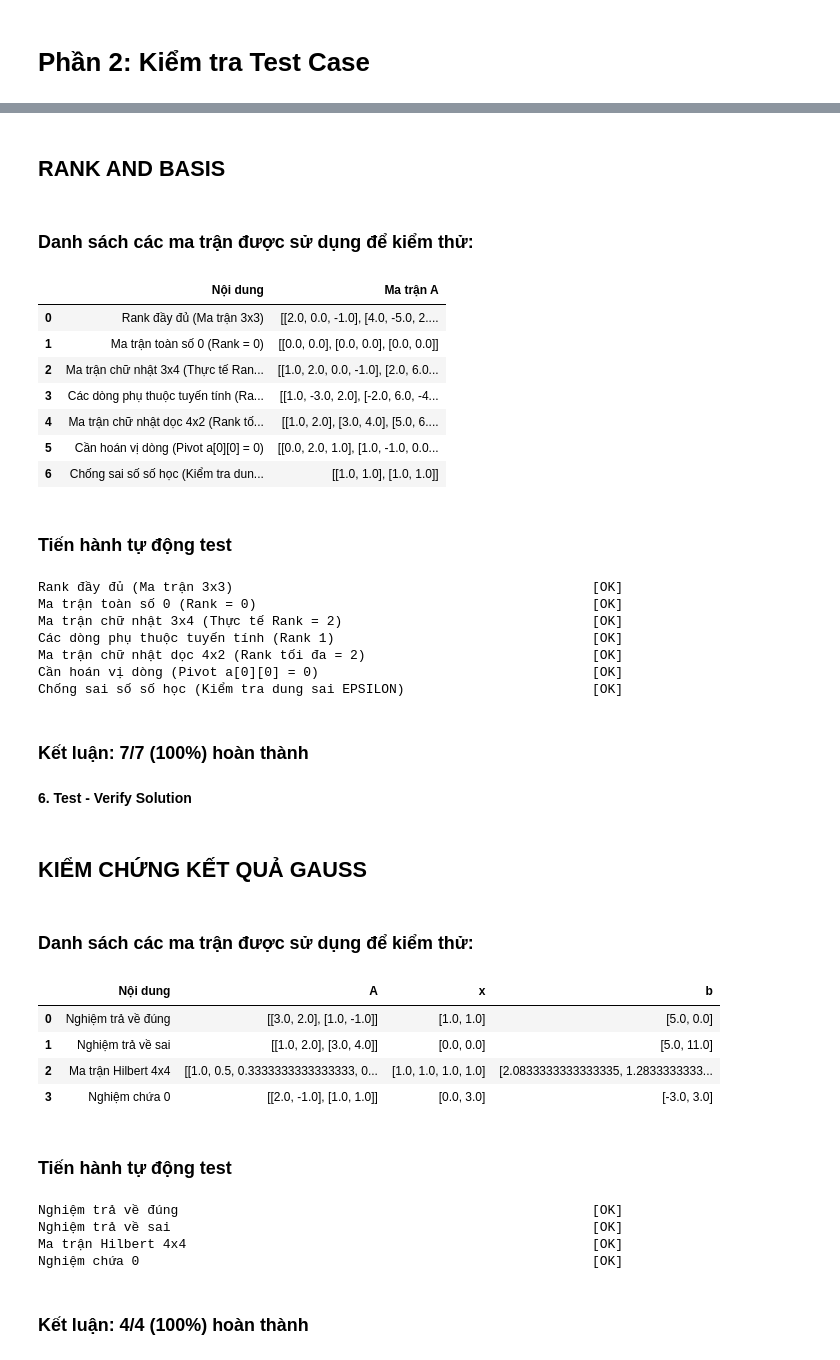
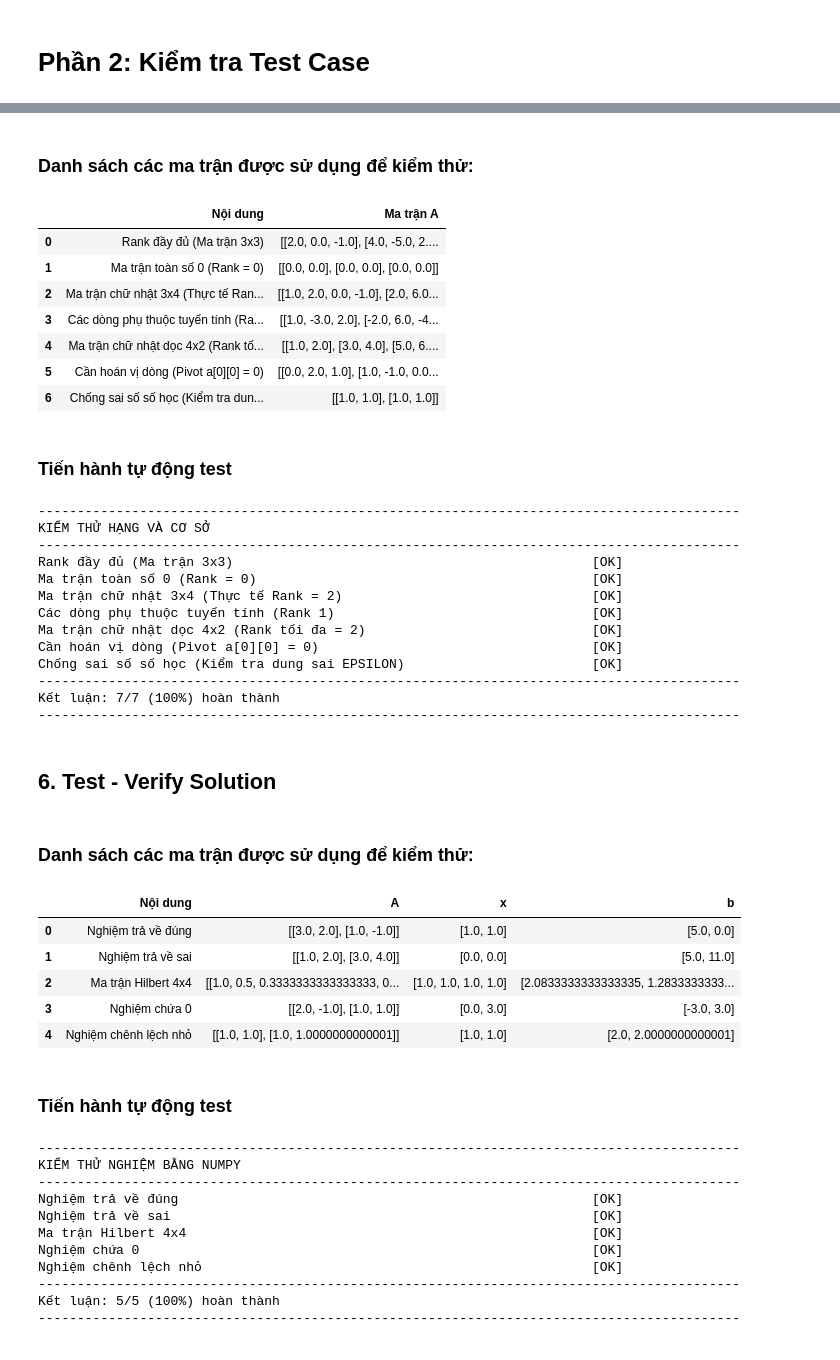
Before and after one commit to ImSoul0511/TUDTK_Project_1_Group_14_24CTT2, a Jupyter notebook: part1/part1_demo.ipynb, the cells around one changed output, grey strips where cells are left out. Drawn from its saved outputs; the diff is of its cells as text; code cells hidden in the pictures.

```diff
--- a/part1/part1_demo.ipynb
+++ b/part1/part1_demo.ipynb
@@ -436,5 +445,4 @@ Ma trận 1x1                                                            [OK]
 # %%
-display(Markdown("## RANK AND BASIS"))
 display(Markdown("### Danh sách các ma trận được sử dụng để kiểm thử: "))
 df_rank_and_basis_tests = pd.DataFrame(RANK_BASIS_TEST_CASES)
 columns_to_show = ['Nội dung', 'Ma trận A']
@@ -451,17 +459,19 @@ display(
 display(Markdown("### Tiến hành tự động test"))
 verify_test_rank_and_basis(RANK_BASIS_TEST_CASES)
 # %% [output]
-## RANK AND BASIS
+### Danh sách các ma trận được sử dụng để kiểm thử:
+|  | Nội dung | Ma trận A |
+| 0 | Rank đầy đủ (Ma trận 3x3) | [[2.0, 0.0, -1.0], [4.0, -5.0, 2.... |
+| 1 | Ma trận toàn số 0 (Rank = 0) | [[0.0, 0.0], [0.0, 0.0], [0.0, 0.0]] |
+| 2 | Ma trận chữ nhật 3x4 (Thực tế Ran... | [[1.0, 2.0, 0.0, -1.0], [2.0, 6.0... |
+| 3 | Các dòng phụ thuộc tuyến tính (Ra... | [[1.0, -3.0, 2.0], [-2.0, 6.0, -4... |
+| 4 | Ma trận chữ nhật dọc 4x2 (Rank tố... | [[1.0, 2.0], [3.0, 4.0], [5.0, 6.... |
+| 5 | Cần hoán vị dòng (Pivot a[0][0] = 0) | [[0.0, 2.0, 1.0], [1.0, -1.0, 0.0... |
+| 6 | Chống sai số số học (Kiểm tra dun... | [[1.0, 1.0], [1.0, 1.0]] |
-### Danh sách các ma trận được sử dụng để kiểm thử:
+### Tiến hành tự động test
-|  | Nội dung | Ma trận A |
-| 0 | Rank đầy đủ (Ma trận 3x3) | [[2.0, 0.0, -1.0], [4.0, -5.0, 2.... |
-| 1 | Ma trận toàn số 0 (Rank = 0) | [[0.0, 0.0], [0.0, 0.0], [0.0, 0.0]] |
-| 2 | Ma trận chữ nhật 3x4 (Thực tế Ran... | [[1.0, 2.0, 0.0, -1.0], [2.0, 6.0... |
-| 3 | Các dòng phụ thuộc tuyến tính (Ra... | [[1.0, -3.0, 2.0], [-2.0, 6.0, -4... |
-| 4 | Ma trận chữ nhật dọc 4x2 (Rank tố... | [[1.0, 2.0], [3.0, 4.0], [5.0, 6.... |
-| 5 | Cần hoán vị dòng (Pivot a[0][0] = 0) | [[0.0, 2.0, 1.0], [1.0, -1.0, 0.0... |
-| 6 | Chống sai số số học (Kiểm tra dun... | [[1.0, 1.0], [1.0, 1.0]] |
-### Tiến hành tự động test
+------------------------------------------------------------------------------------------
+KIỂM THỬ HẠNG VÀ CƠ SỞ
+------------------------------------------------------------------------------------------
 Rank đầy đủ (Ma trận 3x3)                                              [OK]
 Ma trận toàn số 0 (Rank = 0)                                           [OK]
 Ma trận chữ nhật 3x4 (Thực tế Rank = 2)                                [OK]
@@ -469,37 +479,44 @@ Các dòng phụ thuộc tuyến tính (Rank 1)
 Ma trận chữ nhật dọc 4x2 (Rank tối đa = 2)                             [OK]
 Cần hoán vị dòng (Pivot a[0][0] = 0)                                   [OK]
 Chống sai số số học (Kiểm tra dung sai EPSILON)                        [OK]
+------------------------------------------------------------------------------------------
+Kết luận: 7/7 (100%) hoàn thành
+------------------------------------------------------------------------------------------
-### Kết luận: 7/7 (100%) hoàn thành
 # %% [markdown]
-**6. Test - Verify Solution**
+## 6. Test - Verify Solution
 # %%
-display(Markdown("## KIỂM CHỨNG KẾT QUẢ GAUSS"))
 display(Markdown("### Danh sách các ma trận được sử dụng để kiểm thử: "))
 df_verify_solution_tests = pd.DataFrame(VERIFY_SOLUTION_TEST_CASES)
 columns_to_show = ['Nội dung', 'A', 'x', 'b']
 valid_columns = [col for col in columns_to_show if col in df_verify_solution_tests.columns]
 
 display(
     df_verify_solution_tests[valid_columns].style.set_properties(
         **{'text-align': 'left', 'border': '1px solid #ddd'}
     ).set_table_styles([
         {'selector': 'th', 'props': [('text-align', 'left'), ('border', '1px solid #ddd')]}
     ])
 )
 
 display(Markdown("### Tiến hành tự động test"))
 verify_test_verify_solution(VERIFY_SOLUTION_TEST_CASES)
 # %% [output]
-## KIỂM CHỨNG KẾT QUẢ GAUSS
+### Danh sách các ma trận được sử dụng để kiểm thử:
+|  | Nội dung | A | x | b |
+| 0 | Nghiệm trả về đúng | [[3.0, 2.0], [1.0, -1.0]] | [1.0, 1.0] | [5.0, 0.0] |
+| 1 | Nghiệm trả về sai | [[1.0, 2.0], [3.0, 4.0]] | [0.0, 0.0] | [5.0, 11.0] |
+| 2 | Ma trận Hilbert 4x4 | [[1.0, 0.5, 0.3333333333333333, 0... | [1.0, 1.0, 1.0, 1.0] | [2.0833333333333335, 1.2833333333... |
+| 3 | Nghiệm chứa 0 | [[2.0, -1.0], [1.0, 1.0]] | [0.0, 3.0] | [-3.0, 3.0] |
+| 4 | Nghiệm chênh lệch nhỏ | [[1.0, 1.0], [1.0, 1.0000000000001]] | [1.0, 1.0] | [2.0, 2.0000000000001] |
-### Danh sách các ma trận được sử dụng để kiểm thử:
+### Tiến hành tự động test
-|  | Nội dung | A | x | b |
-| 0 | Nghiệm trả về đúng | [[3.0, 2.0], [1.0, -1.0]] | [1.0, 1.0] | [5.0, 0.0] |
-| 1 | Nghiệm trả về sai | [[1.0, 2.0], [3.0, 4.0]] | [0.0, 0.0] | [5.0, 11.0] |
-| 2 | Ma trận Hilbert 4x4 | [[1.0, 0.5, 0.3333333333333333, 0... | [1.0, 1.0, 1.0, 1.0] | [2.0833333333333335, 1.2833333333... |
-| 3 | Nghiệm chứa 0 | [[2.0, -1.0], [1.0, 1.0]] | [0.0, 3.0] | [-3.0, 3.0] |
-### Tiến hành tự động test
+------------------------------------------------------------------------------------------
+KIỂM THỬ NGHIỆM BẰNG NUMPY
+------------------------------------------------------------------------------------------
 Nghiệm trả về đúng                                                     [OK]
 Nghiệm trả về sai                                                      [OK]
 Ma trận Hilbert 4x4                                                    [OK]
 Nghiệm chứa 0                                                          [OK]
+Nghiệm chênh lệch nhỏ                                                  [OK]
+------------------------------------------------------------------------------------------
+Kết luận: 5/5 (100%) hoàn thành
+------------------------------------------------------------------------------------------
-### Kết luận: 4/4 (100%) hoàn thành
```
Also changed, not shown: parts of 9 cells of this notebook, 23 other files.
